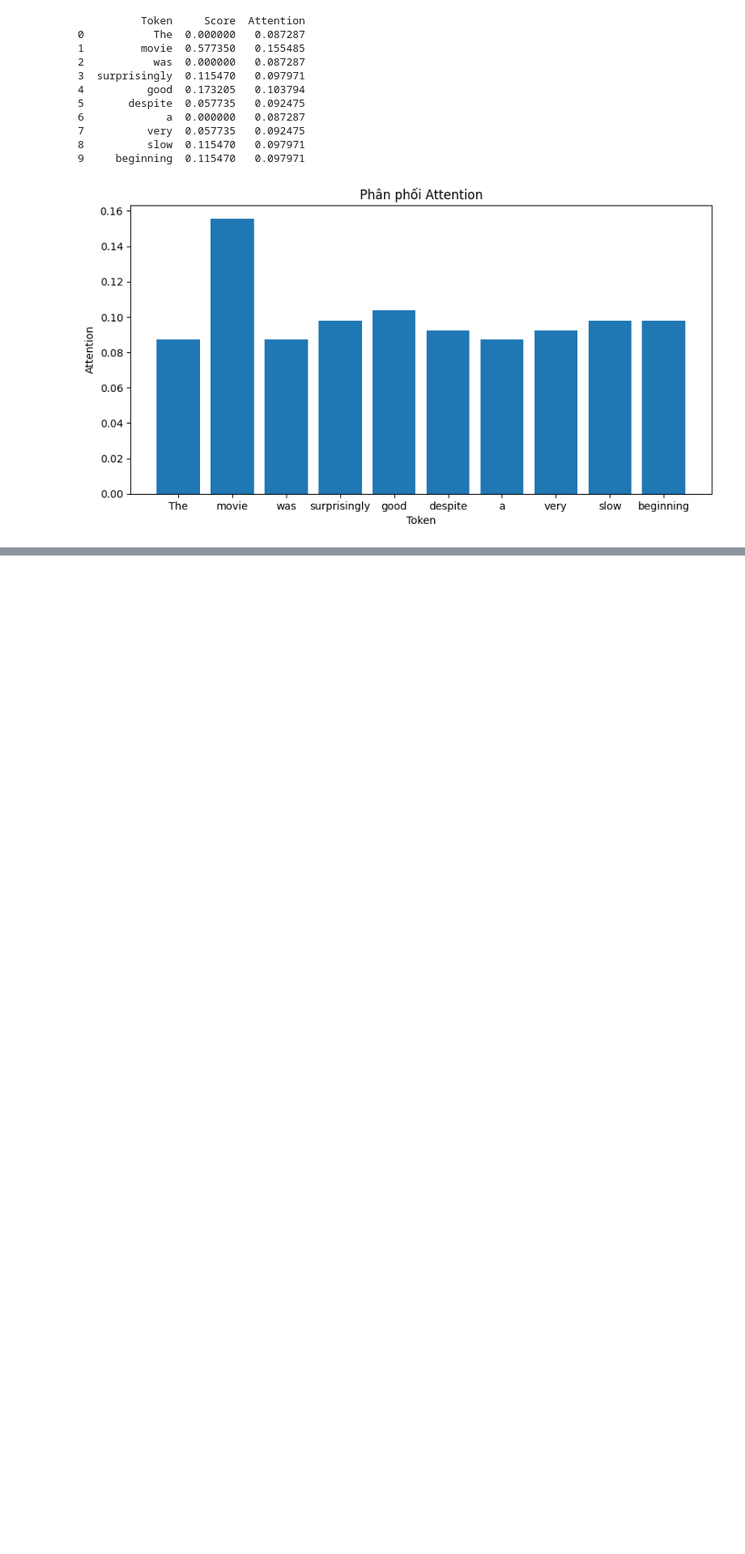
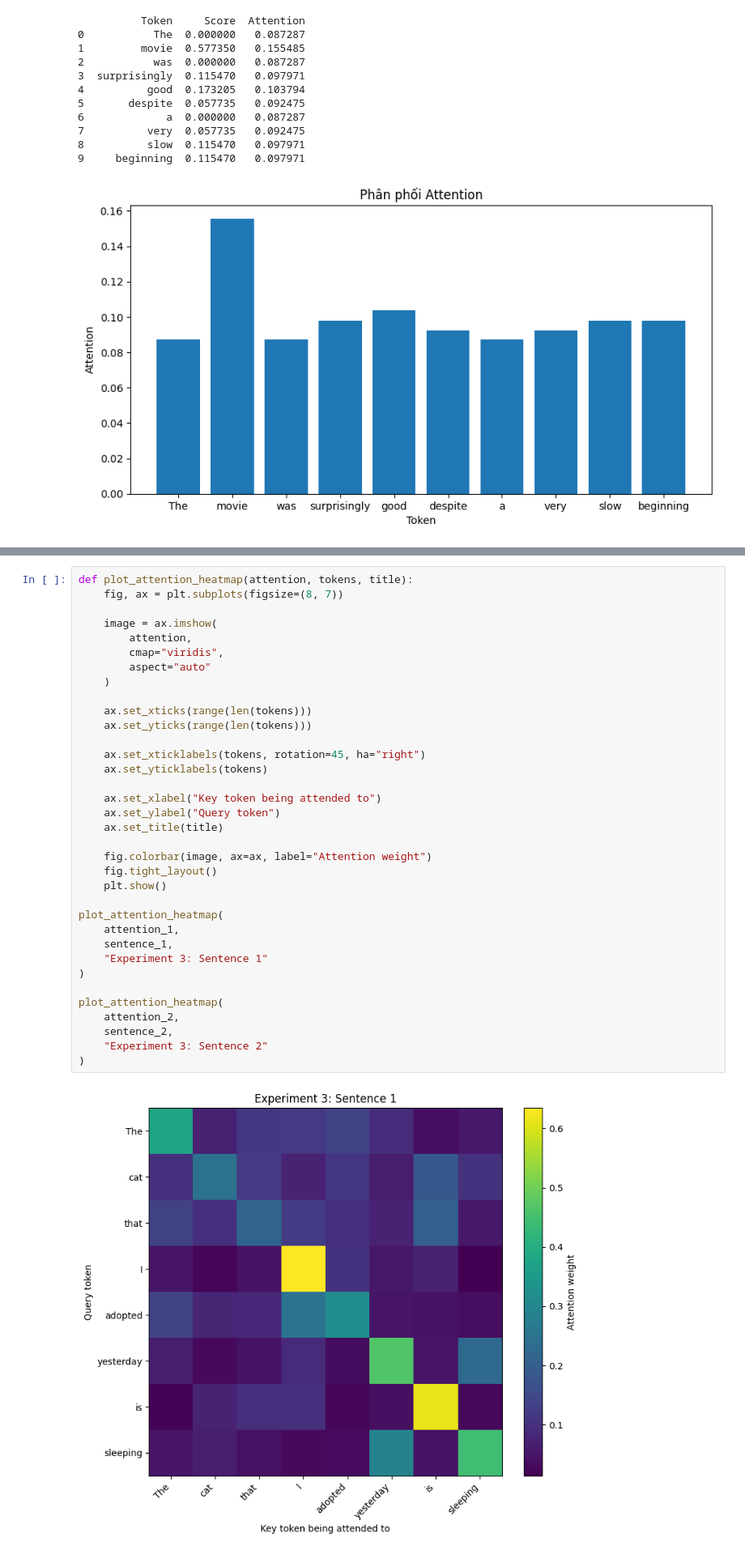
Before and after one commit to Tralaiday/NLP, a Jupyter notebook: Lab6/src/self_attention.ipynb, the cells around one changed output, grey strips where cells are left out. Shown at 81% size. Drawn from its saved outputs; the diff is of its cells as text; blank space fills up the shorter version.

```diff
--- a/Lab6/src/self_attention.ipynb
+++ b/Lab6/src/self_attention.ipynb
@@ -147,0 +198,37 @@ plt.show()
+# %%
+def plot_attention_heatmap(attention, tokens, title):
+    fig, ax = plt.subplots(figsize=(8, 7))
+
+    image = ax.imshow(
+        attention,
+        cmap="viridis",
+        aspect="auto"
+    )
+
+    ax.set_xticks(range(len(tokens)))
+    ax.set_yticks(range(len(tokens)))
+
+    ax.set_xticklabels(tokens, rotation=45, ha="right")
+    ax.set_yticklabels(tokens)
+
+    ax.set_xlabel("Key token being attended to")
+    ax.set_ylabel("Query token")
+    ax.set_title(title)
+
+    fig.colorbar(image, ax=ax, label="Attention weight")
+    fig.tight_layout()
+    plt.show()
+
+plot_attention_heatmap(
+    attention_1,
+    sentence_1,
+    "Experiment 3: Sentence 1"
+)
+
+plot_attention_heatmap(
+    attention_2,
+    sentence_2,
+    "Experiment 3: Sentence 2"
+)
+# %% [output]
+[figure, added]
```
Also changed, not shown: parts of 7 cells of this notebook.
